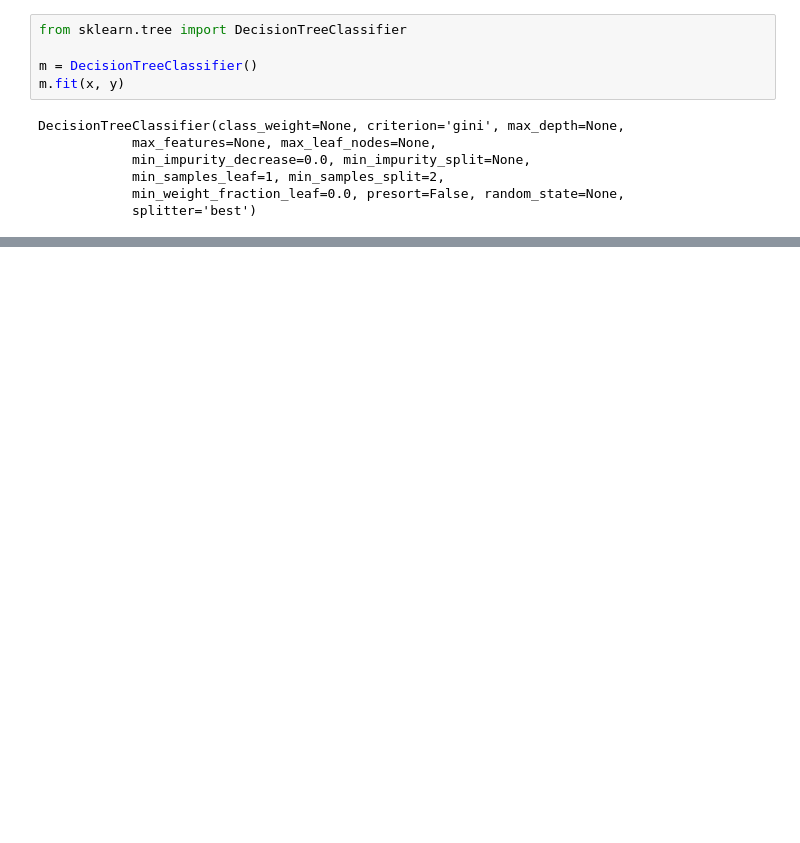
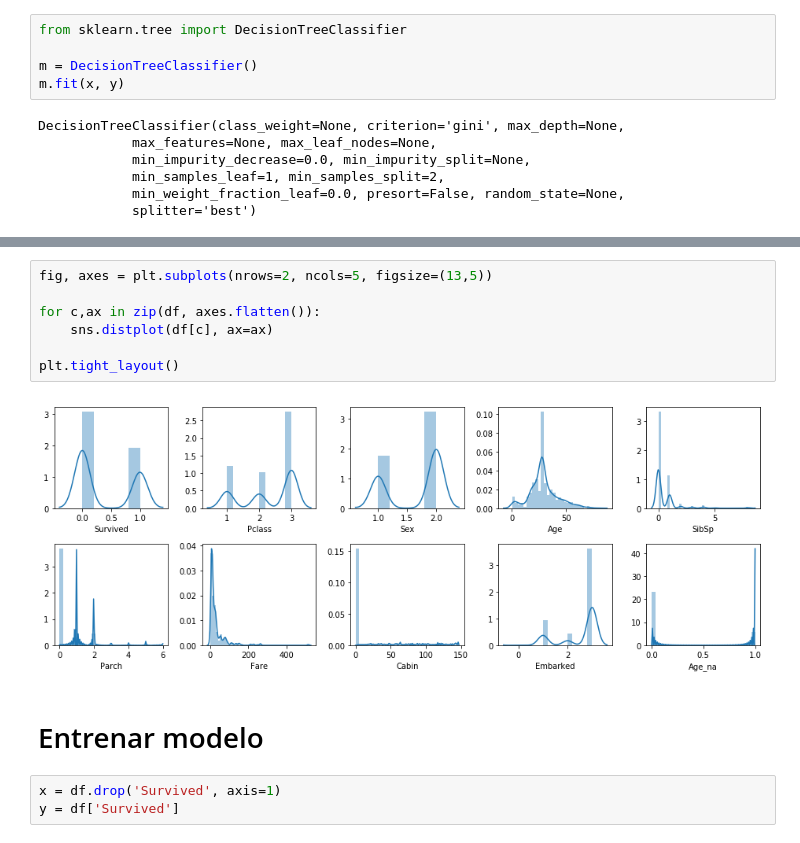
Before and after one commit to iapucp/winter-school-2018, a Jupyter notebook: semana_1_machine_learning/dia_1_arboles_de_decision.ipynb, the cells around one changed output, grey strips where cells are left out. Cells and saved outputs as stored; diff of their text form; blank space fills up the shorter version.

```diff
--- a/semana_1_machine_learning/dia_1_arboles_de_decision.ipynb
+++ b/semana_1_machine_learning/dia_1_arboles_de_decision.ipynb
@@ -76,0 +628,14 @@ utils.draw_tree(m, x)
+# %%
+fig, axes = plt.subplots(nrows=2, ncols=5, figsize=(13,5))
+
+for c,ax in zip(df, axes.flatten()):
+    sns.distplot(df[c], ax=ax)
+
+plt.tight_layout()
+# %% [output]
+[figure, added]
+# %% [markdown]
+# Entrenar modelo
+# %%
+x = df.drop('Survived', axis=1)
+y = df['Survived']
```
Also changed, not shown: parts of 89 cells of this notebook, 7 other files.
